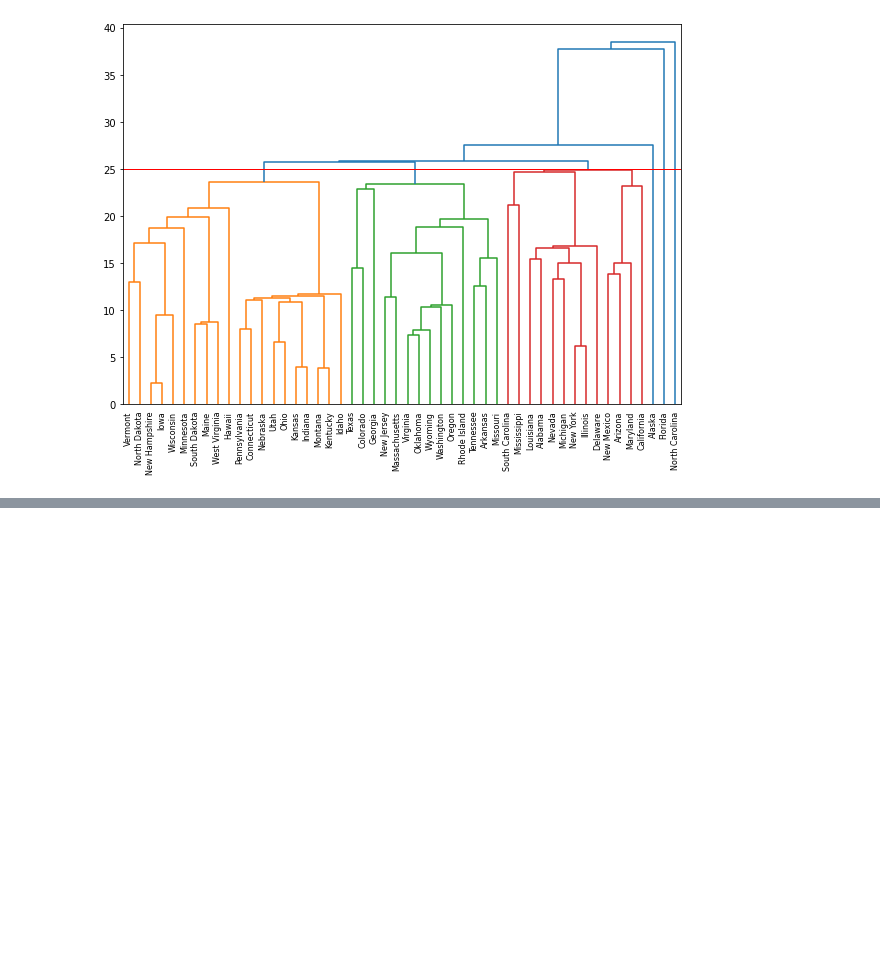
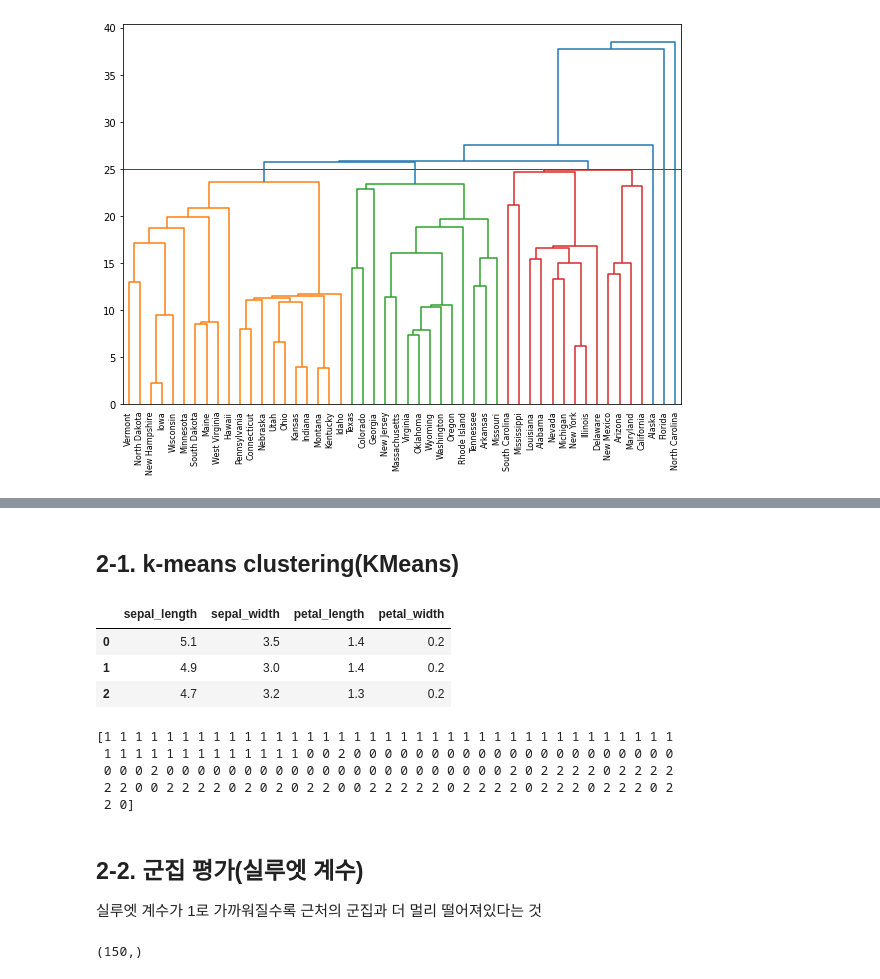
Before and after one commit to teng-ny/ADPStudy, a Jupyter notebook: 군집화알고리즘/군집화 알고리즘.ipynb, the cells around one changed output, grey strips where cells are left out. Saved outputs shown, nothing was run; the diff lists cells and outputs as text; code cells hidden in the pictures; blank space fills up the shorter version.

```diff
--- a/군집화알고리즘/군집화 알고리즘.ipynb
+++ b/군집화알고리즘/군집화 알고리즘.ipynb
@@ -47,0 +90,32 @@ plt.show()
+# %% [markdown]
+## 2-1. k-means clustering(KMeans)
+# %%
+from sklearn.preprocessing import scale
+from sklearn.datasets import load_iris
+from sklearn.cluster import KMeans
+import matplotlib.pyplot as plt
+import numpy as np
+import pandas as pd
+%matplotlib inline
+
+iris=load_iris()
+irisDF=pd.DataFrame(data=iris.data, columns=['sepal_length', 'sepal_width', 'petal_length', 'petal_width'])
+irisDF.head(3)
+# %% [output]
+|  | sepal_length | sepal_width | petal_length | petal_width |
+| 0 | 5.1 | 3.5 | 1.4 | 0.2 |
+| 1 | 4.9 | 3.0 | 1.4 | 0.2 |
+| 2 | 4.7 | 3.2 | 1.3 | 0.2 |
+# %%
+km=KMeans(n_clusters=3, random_state=0)
+km.fit(irisDF)
+print(km.labels_)
+# %% [output]
+[1 1 1 1 1 1 1 1 1 1 1 1 1 1 1 1 1 1 1 1 1 1 1 1 1 1 1 1 1 1 1 1 1 1 1 1 1
+ 1 1 1 1 1 1 1 1 1 1 1 1 1 0 0 2 0 0 0 0 0 0 0 0 0 0 0 0 0 0 0 0 0 0 0 0 0
+ 0 0 0 2 0 0 0 0 0 0 0 0 0 0 0 0 0 0 0 0 0 0 0 0 0 0 2 0 2 2 2 2 0 2 2 2 2
+ 2 2 0 0 2 2 2 2 0 2 0 2 0 2 2 0 0 2 2 2 2 2 0 2 2 2 2 0 2 2 2 0 2 2 2 0 2
+ 2 0]
+# %% [markdown]
+## 2-2. 군집 평가(실루엣 계수)
+실루엣 계수가 1로 가까워질수록 근처의 군집과 더 멀리 떨어져있다는 것
@@ -47,0 +130,7 @@ plt.show()
+# %%
+#silhouette_samples(X컬럼, cluster) : 개별 실루엣 계수
+score_samples=silhouette_samples(iris.data, irisDF['cluster'])
+print(score_samples.shape)
+irisDF['silhouette']=score_samples
+# %% [output]
+(150,)
```
Also changed, not shown: parts of 14 cells of this notebook.
